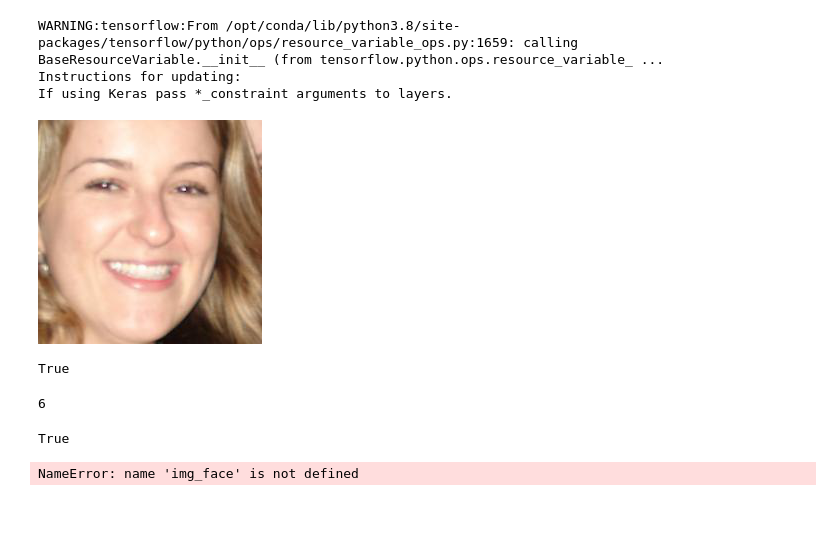
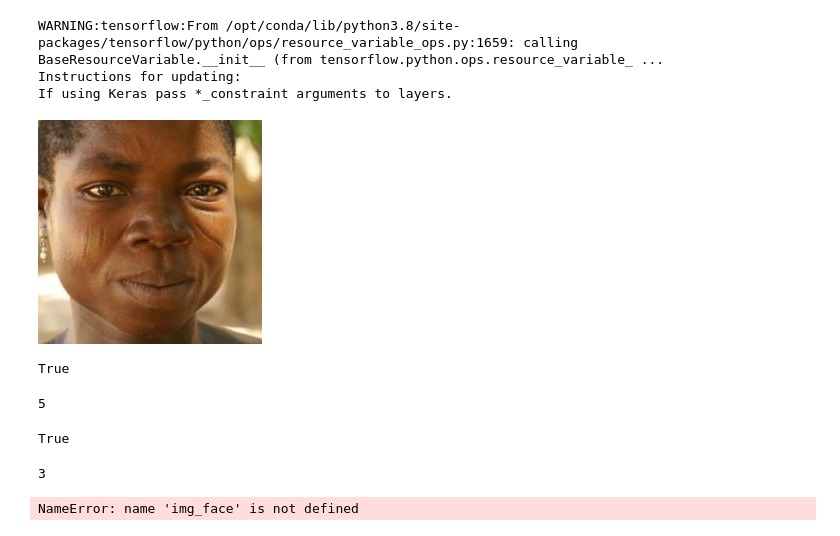
Before and after one commit to sudikshas/Racial_Classification_XAI_Model, a Jupyter notebook: notebook/grad_cam_exr-Copy1.ipynb, the cells around one changed output. Cells and saved outputs as stored; diff of their text form; code cells hidden in the pictures.

```diff
--- a/notebook/grad_cam_exr-Copy1.ipynb
+++ b/notebook/grad_cam_exr-Copy1.ipynb
@@ -260,12 +260,12 @@ WARNING:tensorflow:From /opt/conda/lib/python3.8/site-packages/tensorflow/python
 Instructions for updating:
 If using Keras pass *_constraint arguments to layers.
 # %%
-img_num = 59
+img_num = 326
 img_path = os.path.join("../../a01capstonegroup03/fairface_pad025/", "val/" + str(img_num) + ".jpg")
 image_open = Image.open(img_path)
 image_open
 # %% [output]
-[figure, old version]
+[figure, new version]
 # %%
 #UNBIASED RACE GRAD-CAM
 preprocessed_input = load_image(img_path)
@@ -279,7 +279,7 @@ True
 # %%
 predicted_class
 # %% [output]
-6
+5
 # %%
 race_biased_model.summary()
 # %%
@@ -292,6 +292,10 @@ cam, heatmap, img = grad_cam(race_biased_model, preprocessed_input, predicted_cl
 cv2.imwrite("biased_gradcam_" + str(img_num) + ".jpg", cam)
 # %% [output]
 True
+# %%
+predicted_class
+# %% [output]
+3
 # %%
 race_dict = {
         6: 'White',
```
Also changed, not shown: parts of 2 cells of this notebook, 5 other files.
